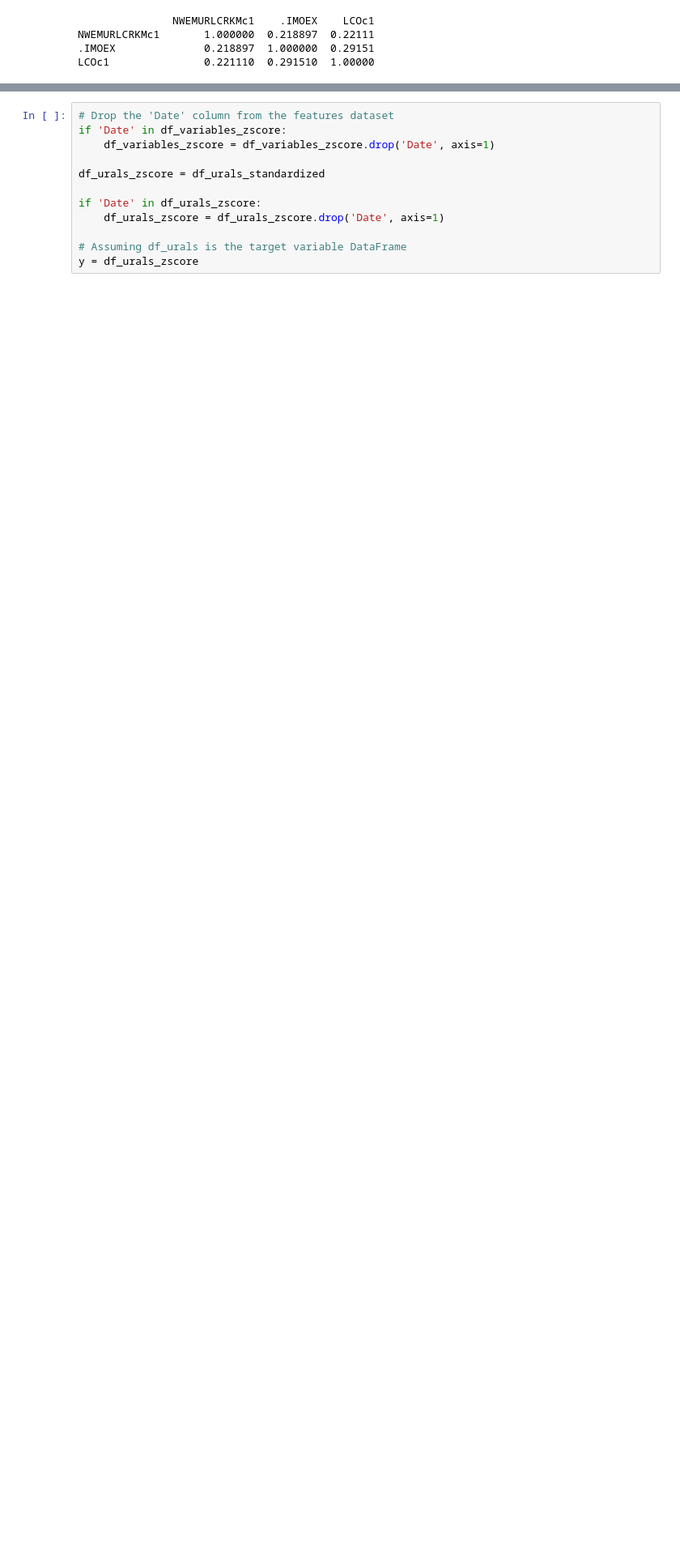
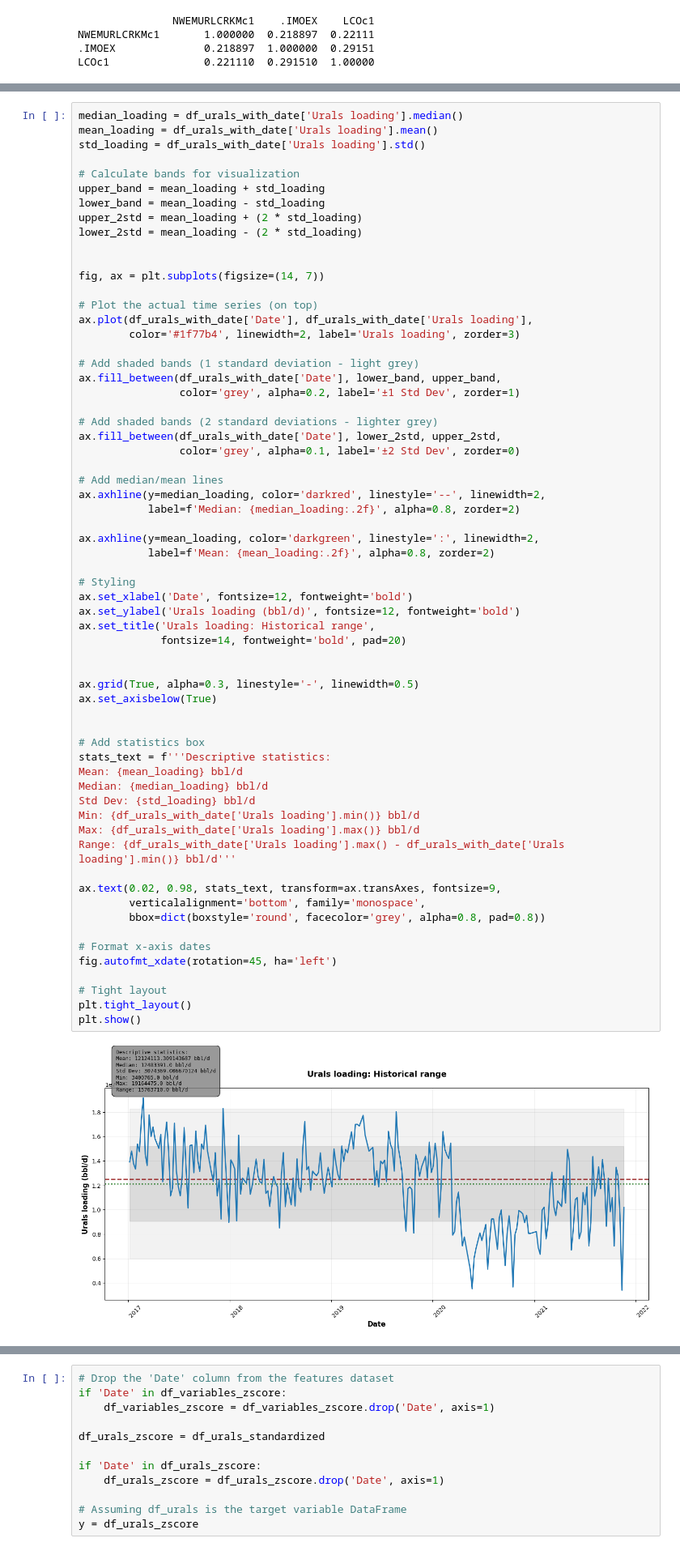
Before and after one commit to Gimkhana/Empirical_Analysis_FM, a Jupyter notebook: Applied_Research_Framework_Git/Applied_projects/Crude_oil_market_analysis/ML_Urals_analysis.ipynb, the cells around one changed output, grey strips where cells are left out. Shown at 81% size. Cells and saved outputs as stored; diff of their text form; blank space fills up the shorter version.

```diff
--- a/Applied_Research_Framework_Git/Applied_projects/Crude_oil_market_analysis/ML_Urals_analysis.ipynb
+++ b/Applied_Research_Framework_Git/Applied_projects/Crude_oil_market_analysis/ML_Urals_analysis.ipynb
@@ -174,4 +168,69 @@ plt.legend()
 plt.show()
 # %% [output]
 [figure]
+# %%
+median_loading = df_urals_with_date['Urals loading'].median()
+mean_loading = df_urals_with_date['Urals loading'].mean()
+std_loading = df_urals_with_date['Urals loading'].std()
+
+# Calculate bands for visualization
+upper_band = mean_loading + std_loading
+lower_band = mean_loading - std_loading
+upper_2std = mean_loading + (2 * std_loading)
+lower_2std = mean_loading - (2 * std_loading)
+
+
+fig, ax = plt.subplots(figsize=(14, 7))
+
+# Plot the actual time series (on top)
+ax.plot(df_urals_with_date['Date'], df_urals_with_date['Urals loading'],
+        color='#1f77b4', linewidth=2, label='Urals loading', zorder=3)
+
+# Add shaded bands (1 standard deviation - light grey)
+ax.fill_between(df_urals_with_date['Date'], lower_band, upper_band,
+                color='grey', alpha=0.2, label='±1 Std Dev', zorder=1)
+
+# Add shaded bands (2 standard deviations - lighter grey)
+ax.fill_between(df_urals_with_date['Date'], lower_2std, upper_2std,
+                color='grey', alpha=0.1, label='±2 Std Dev', zorder=0)
+
+# Add median/mean lines
+ax.axhline(y=median_loading, color='darkred', linestyle='--', linewidth=2,
+           label=f'Median: {median_loading:.2f}', alpha=0.8, zorder=2)
+
+ax.axhline(y=mean_loading, color='darkgreen', linestyle=':', linewidth=2,
+           label=f'Mean: {mean_loading:.2f}', alpha=0.8, zorder=2)
+
+# Styling
+ax.set_xlabel('Date', fontsize=12, fontweight='bold')
+ax.set_ylabel('Urals loading (bbl/d)', fontsize=12, fontweight='bold')
+ax.set_title('Urals loading: Historical range',
+             fontsize=14, fontweight='bold', pad=20)
+
+
+ax.grid(True, alpha=0.3, linestyle='-', linewidth=0.5)
+ax.set_axisbelow(True)
+
+
+# Add statistics box
+stats_text = f'''Descriptive statistics:
+Mean: {mean_loading} bbl/d
+Median: {median_loading} bbl/d
+Std Dev: {std_loading} bbl/d
+Min: {df_urals_with_date['Urals loading'].min()} bbl/d
+Max: {df_urals_with_date['Urals loading'].max()} bbl/d
+Range: {df_urals_with_date['Urals loading'].max() - df_urals_with_date['Urals loading'].min()} bbl/d'''
+
+ax.text(0.02, 0.98, stats_text, transform=ax.transAxes, fontsize=9,
+        verticalalignment='bottom', family='monospace',
+        bbox=dict(boxstyle='round', facecolor='grey', alpha=0.8, pad=0.8))
+
+# Format x-axis dates
+fig.autofmt_xdate(rotation=45, ha='left')
+
+# Tight layout
+plt.tight_layout()
+plt.show()
+# %% [output]
+[figure, added]
 # %%
```
Also changed, not shown: parts of 13 cells of this notebook, 4 other files.
